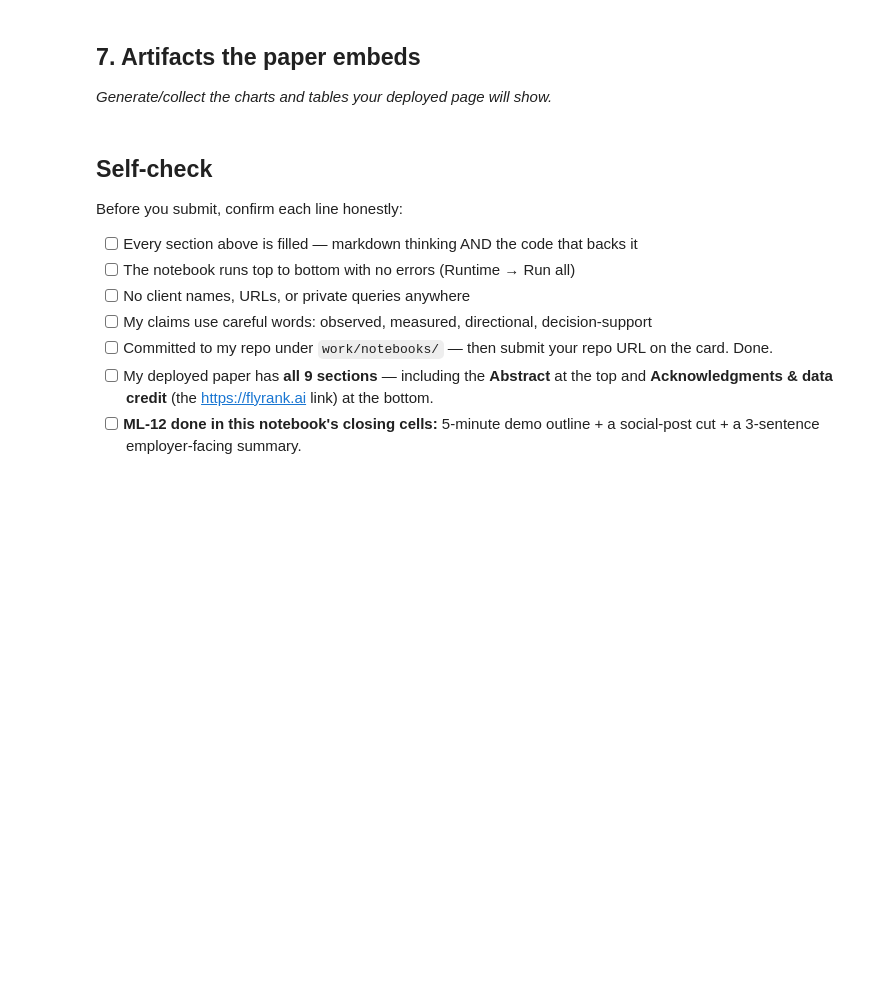
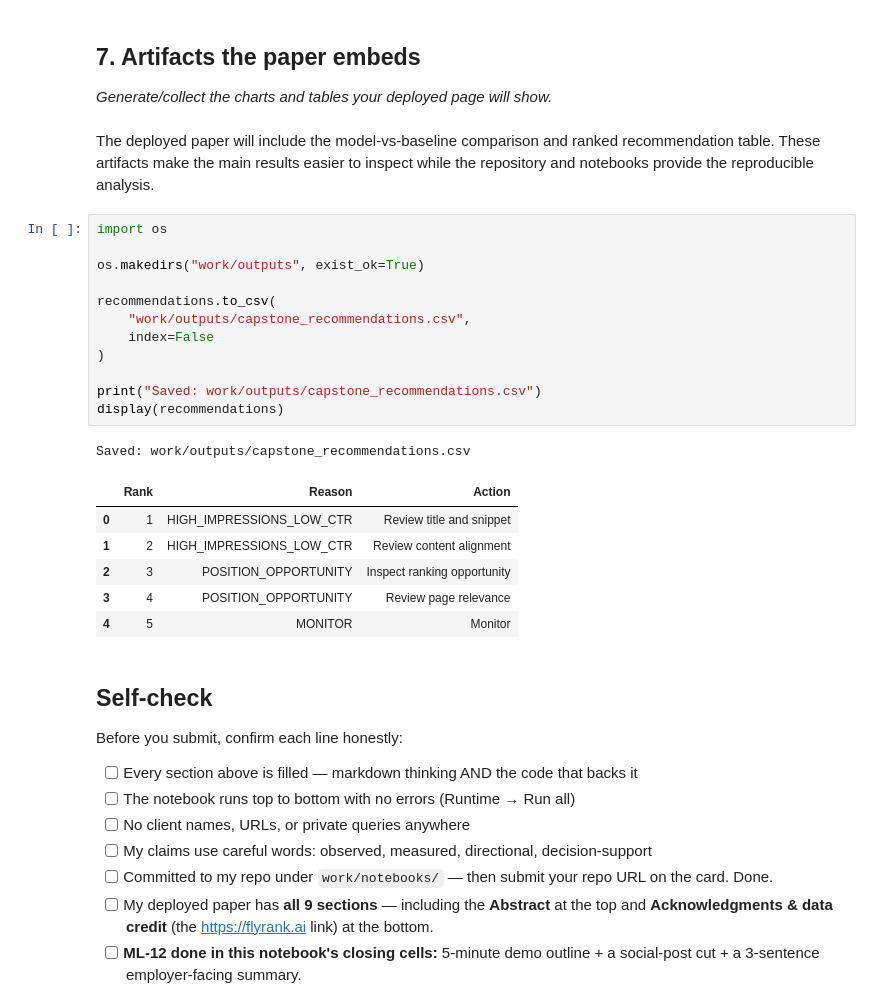
Before and after one commit to hafsajavedkkk/flyrank-ml-internship, a Jupyter notebook: work/notebooks/capstone.ipynb, the cells around one changed output. Drawn from its saved outputs; the diff is of its cells as text; blank space fills up the shorter version.

```diff
--- a/work/notebooks/capstone.ipynb
+++ b/work/notebooks/capstone.ipynb
@@ -34,6 +151,28 @@ This skeleton is yours to fill. Work the sections **in order** — each one has
 ## 7. Artifacts the paper embeds
 
 *Generate/collect the charts and tables your deployed page will show.*
+# %% [markdown]
+The deployed paper will include the model-vs-baseline comparison and ranked recommendation table. These artifacts make the main results easier to inspect while the repository and notebooks provide the reproducible analysis.
+# %%
+import os
+
+os.makedirs("work/outputs", exist_ok=True)
+
+recommendations.to_csv(
+    "work/outputs/capstone_recommendations.csv",
+    index=False
+)
+
+print("Saved: work/outputs/capstone_recommendations.csv")
+display(recommendations)
+# %% [output]
+Saved: work/outputs/capstone_recommendations.csv
+|  | Rank | Reason | Action |
+| 0 | 1 | HIGH_IMPRESSIONS_LOW_CTR | Review title and snippet |
+| 1 | 2 | HIGH_IMPRESSIONS_LOW_CTR | Review content alignment |
+| 2 | 3 | POSITION_OPPORTUNITY | Inspect ranking opportunity |
+| 3 | 4 | POSITION_OPPORTUNITY | Review page relevance |
+| 4 | 5 | MONITOR | Monitor |
 # %% [markdown]
 ## Self-check
 
```
Also changed, not shown: parts of 13 cells of this notebook.
